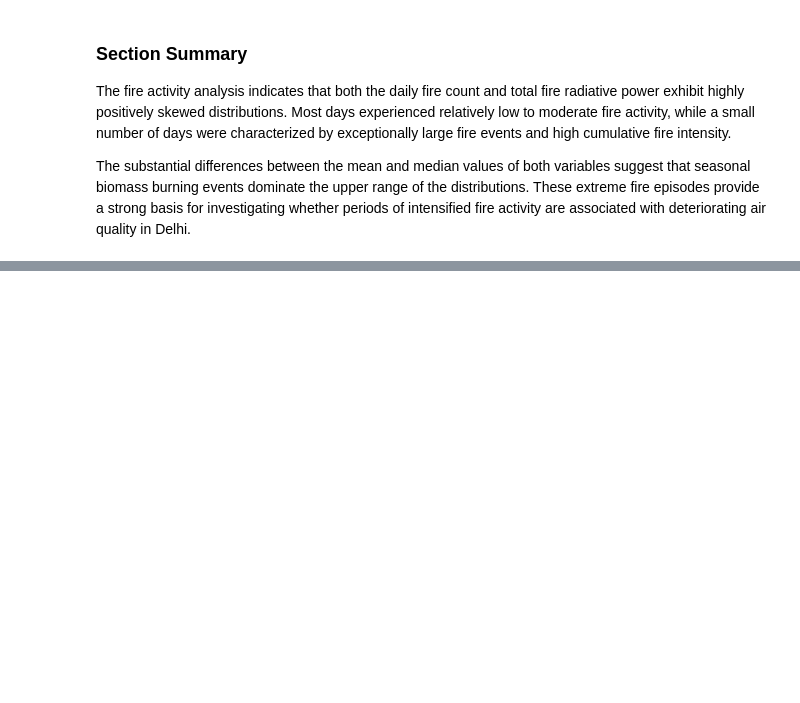
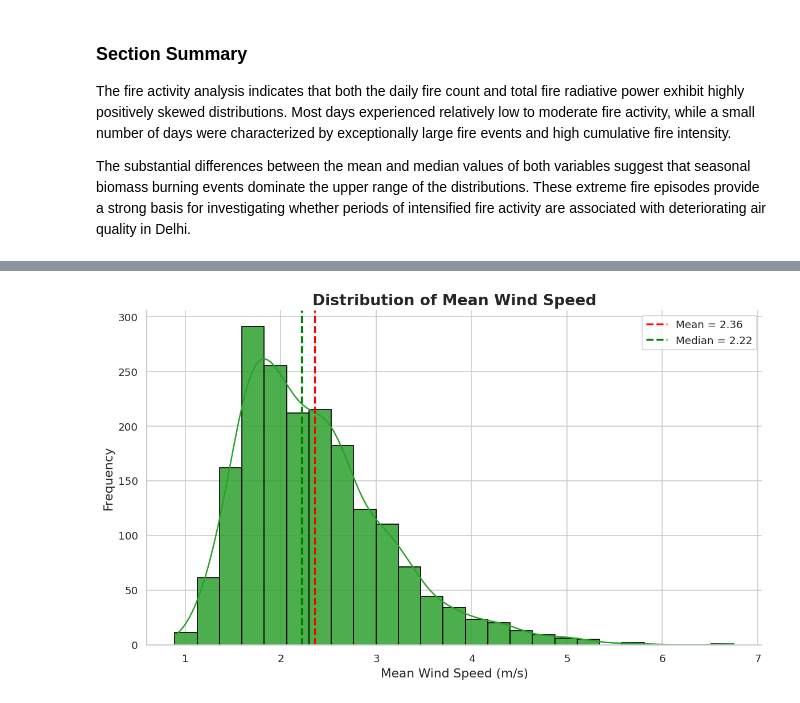
Before and after one commit to Akash-0012/Delhi-AQI-Analytics-and-Forecasting, a Jupyter notebook: 3.Exploratory_Data_Analysis.ipynb, the cells around one changed output, grey strips where cells are left out. Drawn from its saved outputs; the diff is of its cells as text; code cells hidden in the pictures; blank space fills up the shorter version.

```diff
--- a/3.Exploratory_Data_Analysis.ipynb
+++ b/3.Exploratory_Data_Analysis.ipynb
@@ -19,7 +19,7 @@ from plotly.subplots import make_subplots
 
 sns.set_theme(style="whitegrid", context="notebook")
 
-master_df = pd.read_csv("master_dataset.csv")
+master_df = pd.read_csv(r"C:\Users\ASUS\Documents\Delhi_Population_project1\Master_cleaned_dataset\master_dataset.csv")
 master_df["Date"] = pd.to_datetime(master_df["Date"])
 # %% [markdown]
 ## Visualization Configuration
@@ -389,0 +398,44 @@ The substantial differences between the mean and median values of both variables
+# %%
+plt.figure(figsize=(10, 6))
+
+ax = sns.histplot(
+    data=master_df,
+    x="Mean_Wind_Speed",
+    bins=25,
+    kde=True,
+    color=COLOR_PALETTE["Wind"],
+    edgecolor="black",
+    alpha=0.85
+)
+
+mean_ws = master_df["Mean_Wind_Speed"].mean()
+median_ws = master_df["Mean_Wind_Speed"].median()
+
+plt.axvline(
+    mean_ws,
+    color="red",
+    linestyle="--",
+    linewidth=2,
+    label=f"Mean = {mean_ws:.2f}"
+)
+
+plt.axvline(
+    median_ws,
+    color="green",
+    linestyle="--",
+    linewidth=2,
+    label=f"Median = {median_ws:.2f}"
+)
+
+plt.title("Distribution of Mean Wind Speed", fontsize=16, weight="bold")
+plt.xlabel("Mean Wind Speed (m/s)")
+plt.ylabel("Frequency")
+
+plt.legend()
+
+sns.despine()
+
+plt.tight_layout()
+plt.show()
+# %% [output]
+[figure, added]
```
Also changed, not shown: parts of 67 cells of this notebook.
